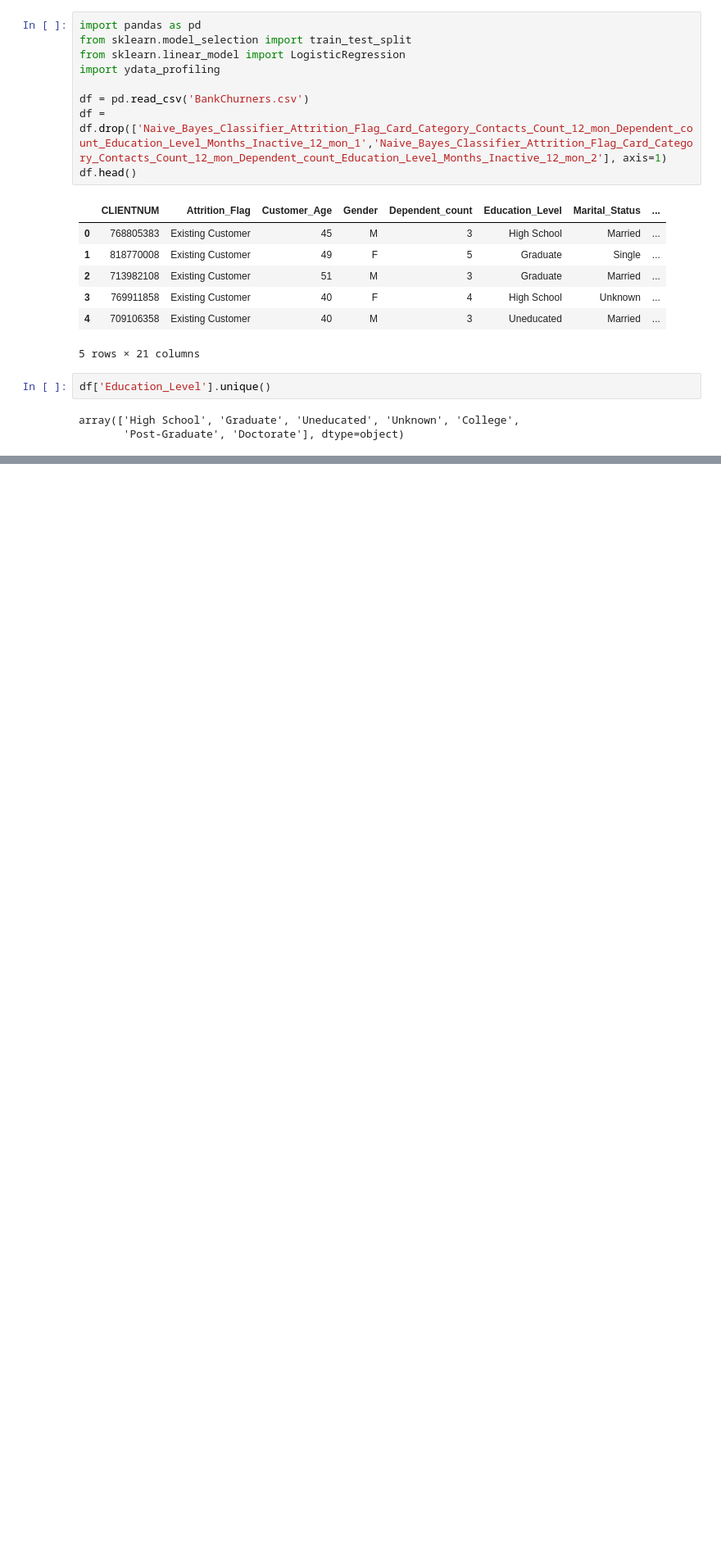
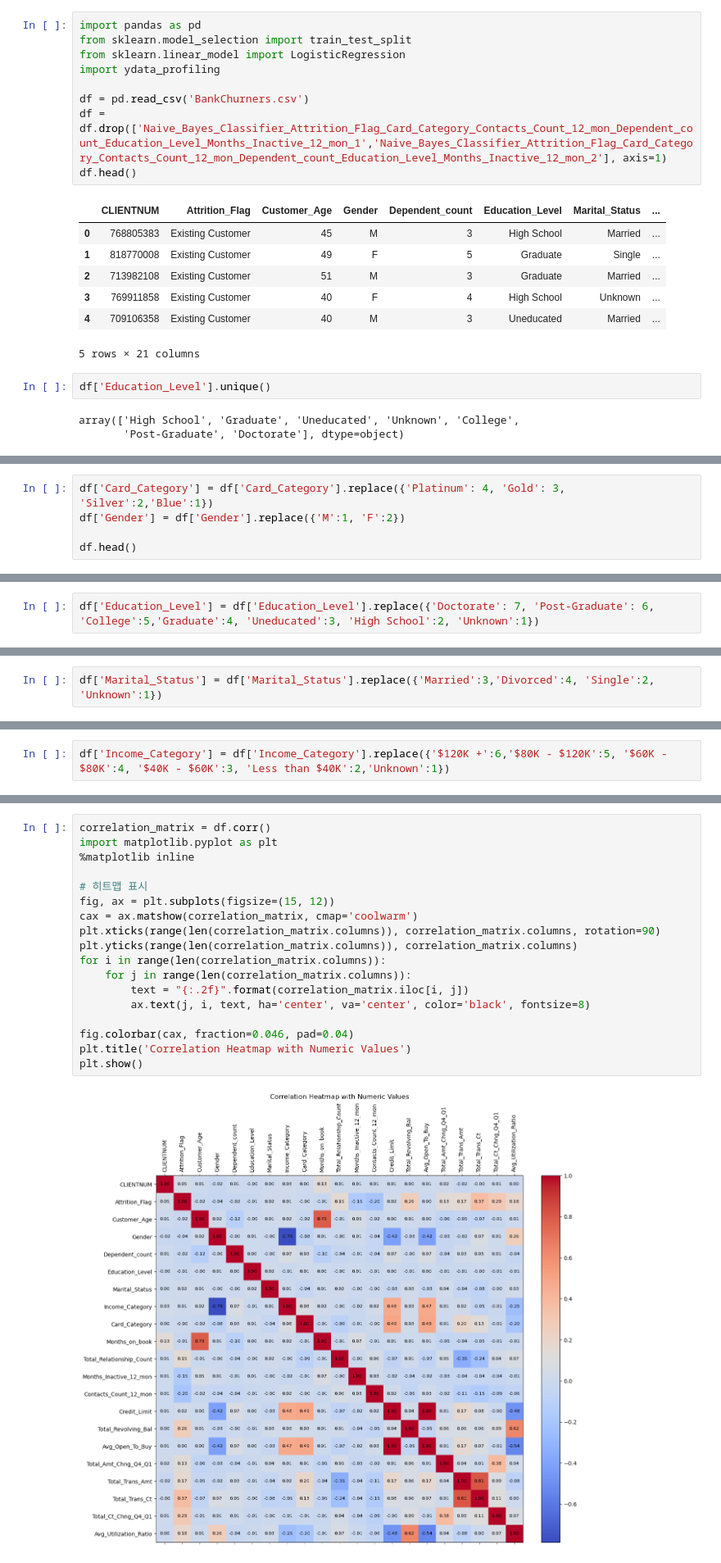
Before and after one commit to Lidit/SeSAC, a Jupyter notebook: pycharm_project/1028/test001.ipynb, the cells around one changed output, grey strips where cells are left out. Shown at 82% size. Drawn from its saved outputs; the diff is of its cells as text; blank space fills up the shorter version.

```diff
--- a/pycharm_project/1028/test001.ipynb
+++ b/pycharm_project/1028/test001.ipynb
@@ -75,0 +147,5 @@ Name: Customer_Age, Length: 10127, dtype: int64
+# %%
+df['Card_Category'] = df['Card_Category'].replace({'Platinum': 4, 'Gold': 3, 'Silver':2,'Blue':1})
+df['Gender'] = df['Gender'].replace({'M':1, 'F':2})
+
+df.head()
@@ -75,0 +165,2 @@ Name: Customer_Age, Length: 10127, dtype: int64
+# %%
+df['Education_Level'] = df['Education_Level'].replace({'Doctorate': 7, 'Post-Graduate': 6, 'College':5,'Graduate':4, 'Uneducated':3, 'High School':2, 'Unknown':1})
@@ -75,0 +171,2 @@ Name: Customer_Age, Length: 10127, dtype: int64
+# %%
+df['Marital_Status'] = df['Marital_Status'].replace({'Married':3,'Divorced':4, 'Single':2, 'Unknown':1})
@@ -75,0 +178,2 @@ Name: Customer_Age, Length: 10127, dtype: int64
+# %%
+df['Income_Category'] = df['Income_Category'].replace({'$120K +':6,'$80K - $120K':5, '$60K - $80K':4, '$40K - $60K':3, 'Less than $40K':2,'Unknown':1})
@@ -75,0 +200,20 @@ Name: Customer_Age, Length: 10127, dtype: int64
+# %%
+correlation_matrix = df.corr()
+import matplotlib.pyplot as plt
+%matplotlib inline
+
+# 히트맵 표시
+fig, ax = plt.subplots(figsize=(15, 12))
+cax = ax.matshow(correlation_matrix, cmap='coolwarm')
+plt.xticks(range(len(correlation_matrix.columns)), correlation_matrix.columns, rotation=90)
+plt.yticks(range(len(correlation_matrix.columns)), correlation_matrix.columns)
+for i in range(len(correlation_matrix.columns)):
+    for j in range(len(correlation_matrix.columns)):
+        text = "{:.2f}".format(correlation_matrix.iloc[i, j])
+        ax.text(j, i, text, ha='center', va='center', color='black', fontsize=8)
+
+fig.colorbar(cax, fraction=0.046, pad=0.04)
+plt.title('Correlation Heatmap with Numeric Values')
+plt.show()
+# %% [output]
+[figure, added]
```
Also changed, not shown: parts of 21 cells of this notebook, 5 other files.
